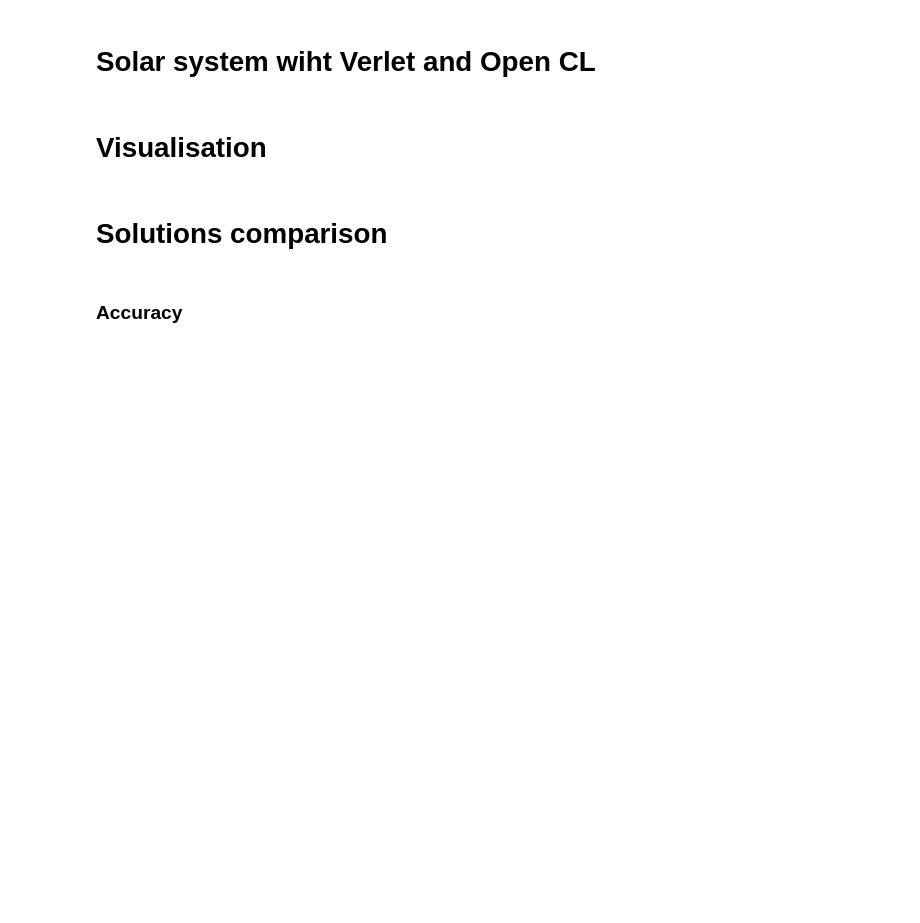
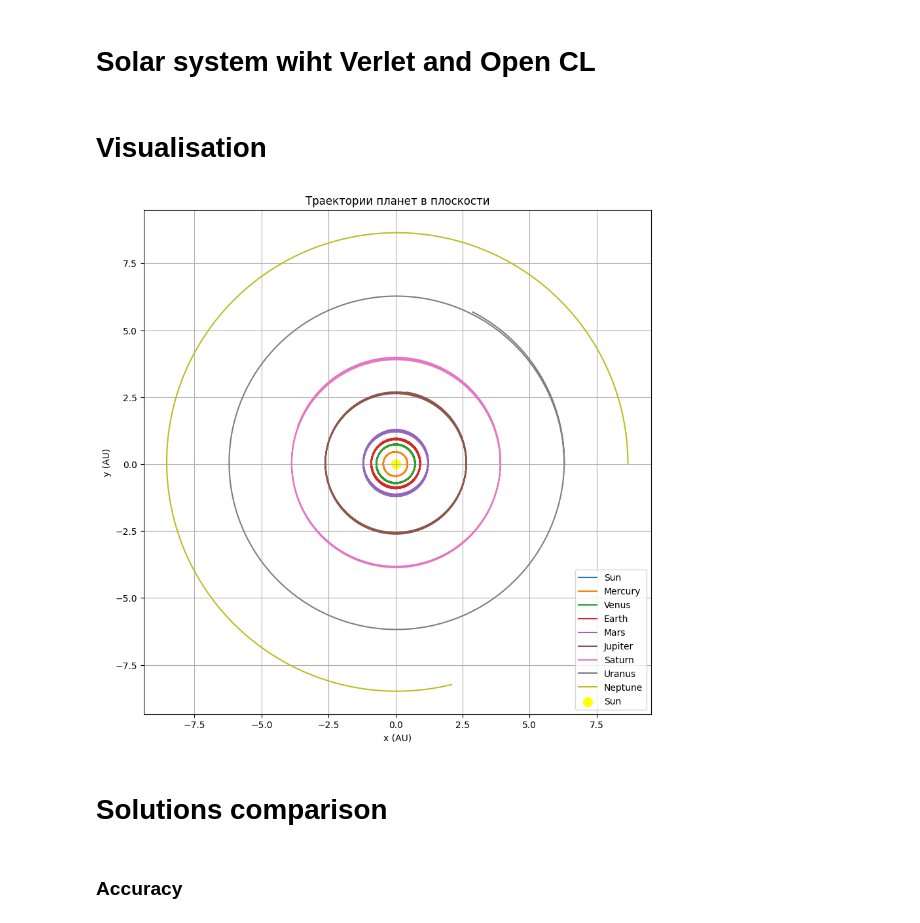
Before and after one commit to L404-Venik/CTMM, a Jupyter notebook: Task 2/Task2.ipynb, the cells around one changed output. Drawn from its saved outputs; the diff is of its cells as text; code cells hidden in the pictures; blank space fills up the shorter version.

```diff
--- a/Task 2/Task2.ipynb
+++ b/Task 2/Task2.ipynb
@@ -267,7 +213,6 @@ def verlet_integration_threaded(n, masses, positions, velocities, dt, steps, num
 # %%
 if __name__ == "__main__":
-
-    trajectories_threaded = verlet_integration_threaded(n, masses, positions, velocities, dT, steps)
+    trajectories_threaded = verlet_integration_threaded(n, masses, positions, velocities, dT, steps, G)
 # %% [markdown]
 # Solar system wiht Verlet and numba
 # %%
@@ -373,7 +318,7 @@ trajectories_opencl = verlet_integration_opencl(n, masses.copy(), positions, vel
 # %% [markdown]
 # Visualisation
 # %%
-trajectories_copy = np.array(trajectories)
+trajectories_copy = np.array(trajectories_threaded)
 for i, planet in enumerate(bodies.keys()):
 
     if i < 1 :
@@ -385,18 +330,22 @@ for i, planet in enumerate(bodies.keys()):
     trajectories_copy[:,i,1] /= length
 # %%
 # Визуализация
+import matplotlib.pyplot as plt
 plt.figure(figsize=(10, 10))
 for i, planet in enumerate(bodies.keys()):
-    limit =  -1 #200*i**2
+    limit = 200*i**2
     plt.plot(trajectories_copy[:limit, i, 0], trajectories_copy[:limit, i, 1], label=planet)
+#plt.plot(trajectories_copy[:, 0, 0], trajectories_copy[:, 0, 1], label=planet)
 
 plt.scatter(0, 0, color='yellow', s=100, label="Sun")
 plt.legend()
 plt.xlabel("x (AU)")
 plt.ylabel("y (AU)")
 plt.title("Траектории планет в плоскости")
 plt.grid()
 plt.show()
+# %% [output]
+[figure, added]
 # %%
 import matplotlib.animation as animation
 
```
Also changed, not shown: parts of 13 cells of this notebook, 1 other file.
